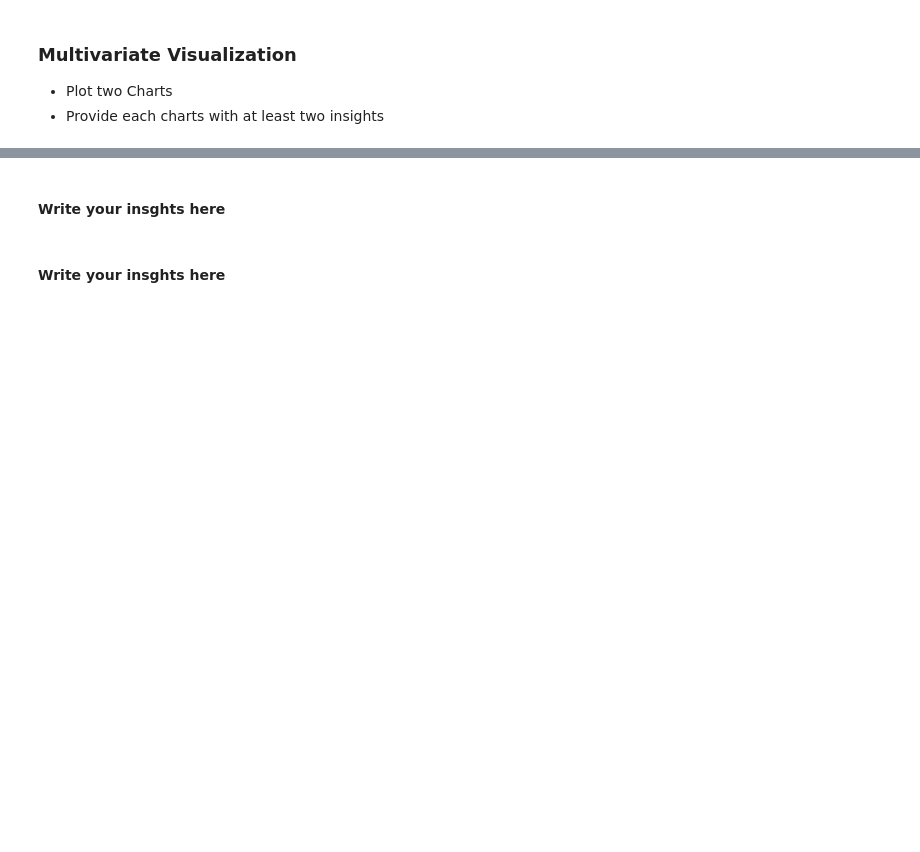
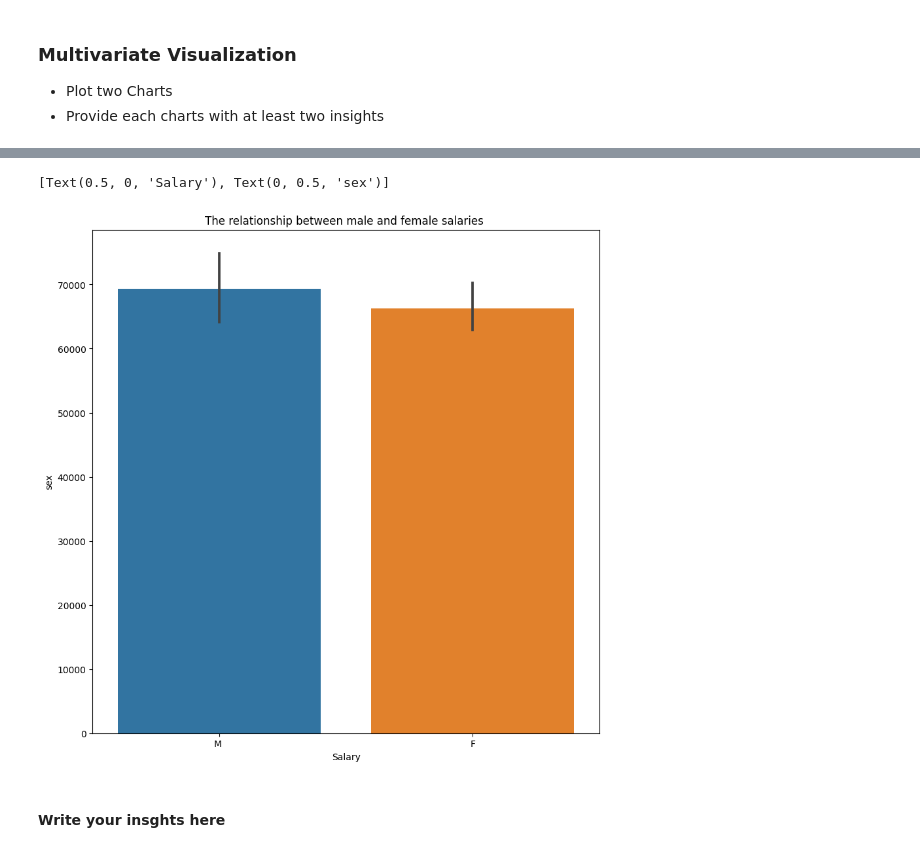
Before and after one commit to zidani2030/EDA-Lab1, a Jupyter notebook: EDA_Assignment.ipynb, the cells around one changed output, grey strips where cells are left out. Saved outputs shown, nothing was run; the diff lists cells and outputs as text; code cells hidden in the pictures; blank space fills up the shorter version.

```diff
--- a/EDA_Assignment.ipynb
+++ b/EDA_Assignment.ipynb
@@ -125,4 +151,11 @@ dtype: object
+# %%
+x=plt.figure(figsize=(10,10))
+ax = sns.barplot(y=df["Salary"],
+                 x=df["Sex"])
+ax.set_title('The relationship between male and female salaries ')
+ax.set(xlabel='Salary', ylabel='sex')
+# %% [output]
+[Text(0.5, 0, 'Salary'), Text(0, 0.5, 'sex')]
+[figure, added]
 # %% [markdown]
 #### Write your insghts here
-# %% [markdown]
-#### Write your insghts here
```
Also changed, not shown: parts of 7 cells of this notebook.
